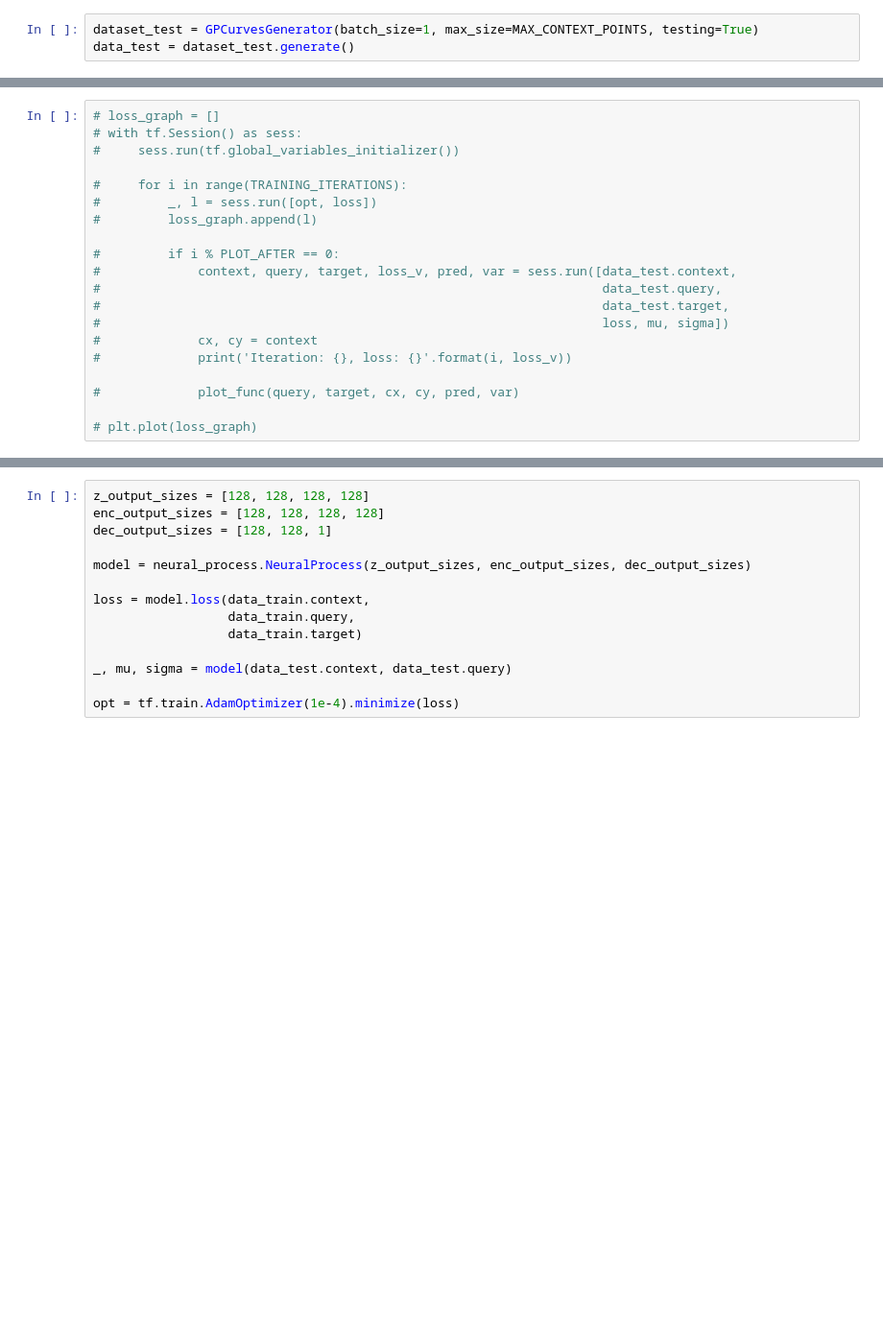
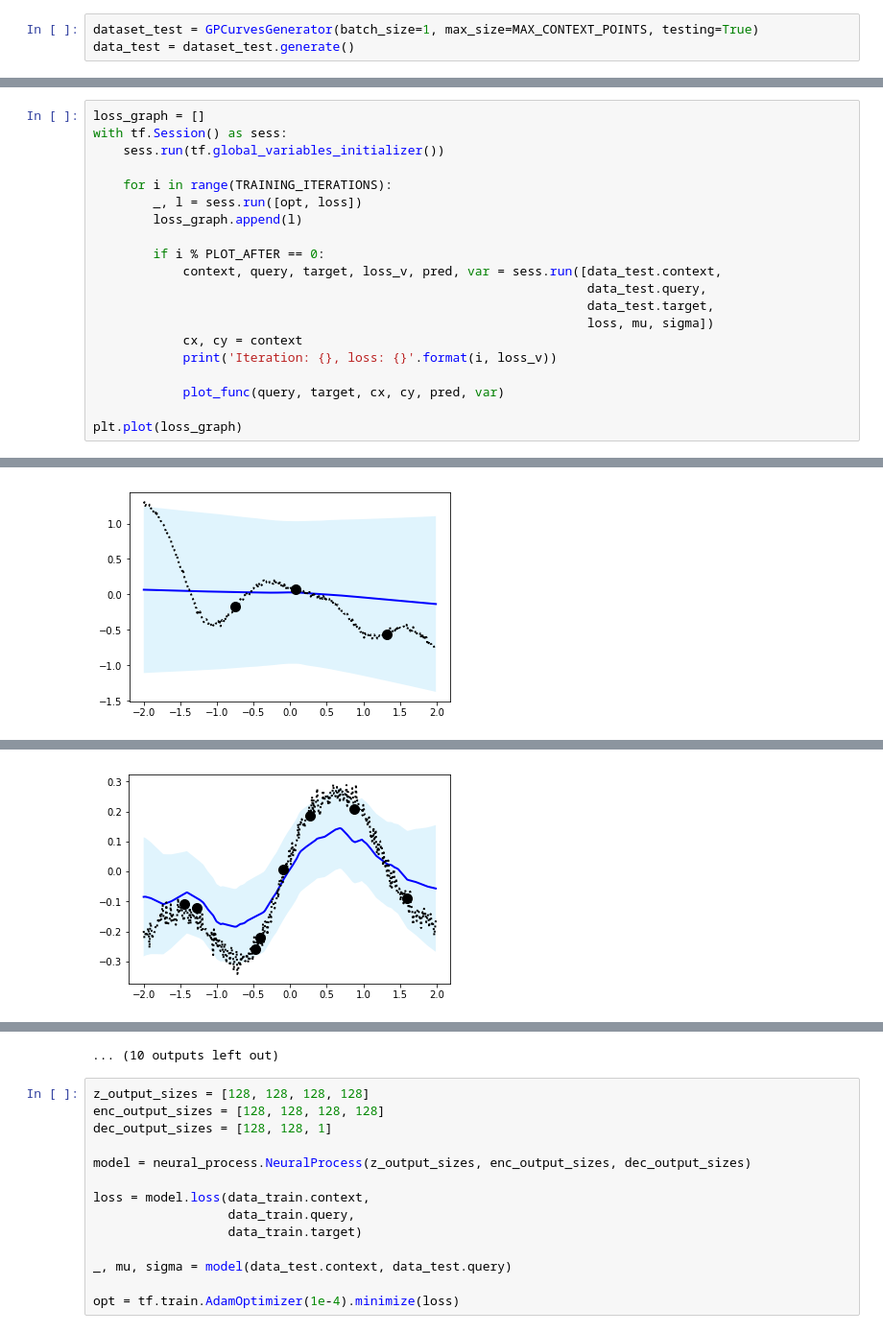
Before and after one commit to revsic/tf-neural-process, a Jupyter notebook: NeuralProcess.ipynb, the cells around one changed output, grey strips where cells are left out. Shown at 96% size. Saved outputs shown, nothing was run; the diff lists cells and outputs as text; blank space fills up the shorter version.

```diff
--- a/NeuralProcess.ipynb
+++ b/NeuralProcess.ipynb
@@ -42,22 +42,23 @@ WARNING:tensorflow:From /anaconda3/lib/python3.7/site-packages/tensorflow/python
 Instructions for updating:
 Use tf.cast instead.
 # %%
-# loss_graph = []
-# with tf.Session() as sess:
-#     sess.run(tf.global_variables_initializer())
+loss_graph = []
+with tf.Session() as sess:
+    sess.run(tf.global_variables_initializer())
 
-#     for i in range(TRAINING_ITERATIONS):
-#         _, l = sess.run([opt, loss])
-#         loss_graph.append(l)
+    for i in range(TRAINING_ITERATIONS):
+        _, l = sess.run([opt, loss])
+        loss_graph.append(l)
 
-#         if i % PLOT_AFTER == 0:
-#             context, query, target, loss_v, pred, var = sess.run([data_test.context,
-#                                                                   data_test.query,
-#                                                                   data_test.target,
-#                                                                   loss, mu, sigma])
-#             cx, cy = context
-#             print('Iteration: {}, loss: {}'.format(i, loss_v))
+        if i % PLOT_AFTER == 0:
+            context, query, target, loss_v, pred, var = sess.run([data_test.context,
+                                                                  data_test.query,
+                                                                  data_test.target,
+                                                                  loss, mu, sigma])
+            cx, cy = context
+            print('Iteration: {}, loss: {}'.format(i, loss_v))
 
-#             plot_func(query, target, cx, cy, pred, var)
+            plot_func(query, target, cx, cy, pred, var)
 
-# plt.plot(loss_graph)
+plt.plot(loss_graph)
+# %% [output]
@@ -63,0 +66 @@ Use tf.cast instead.
+[figure, added]
@@ -63,0 +68 @@ Use tf.cast instead.
+[figure, added]
@@ -64,3 +77,4 @@ Use tf.cast instead.
+... (10 outputs left out)
 # %%
 z_output_sizes = [128, 128, 128, 128]
 enc_output_sizes = [128, 128, 128, 128]
```
Also changed, not shown: parts of 4 cells of this notebook.
